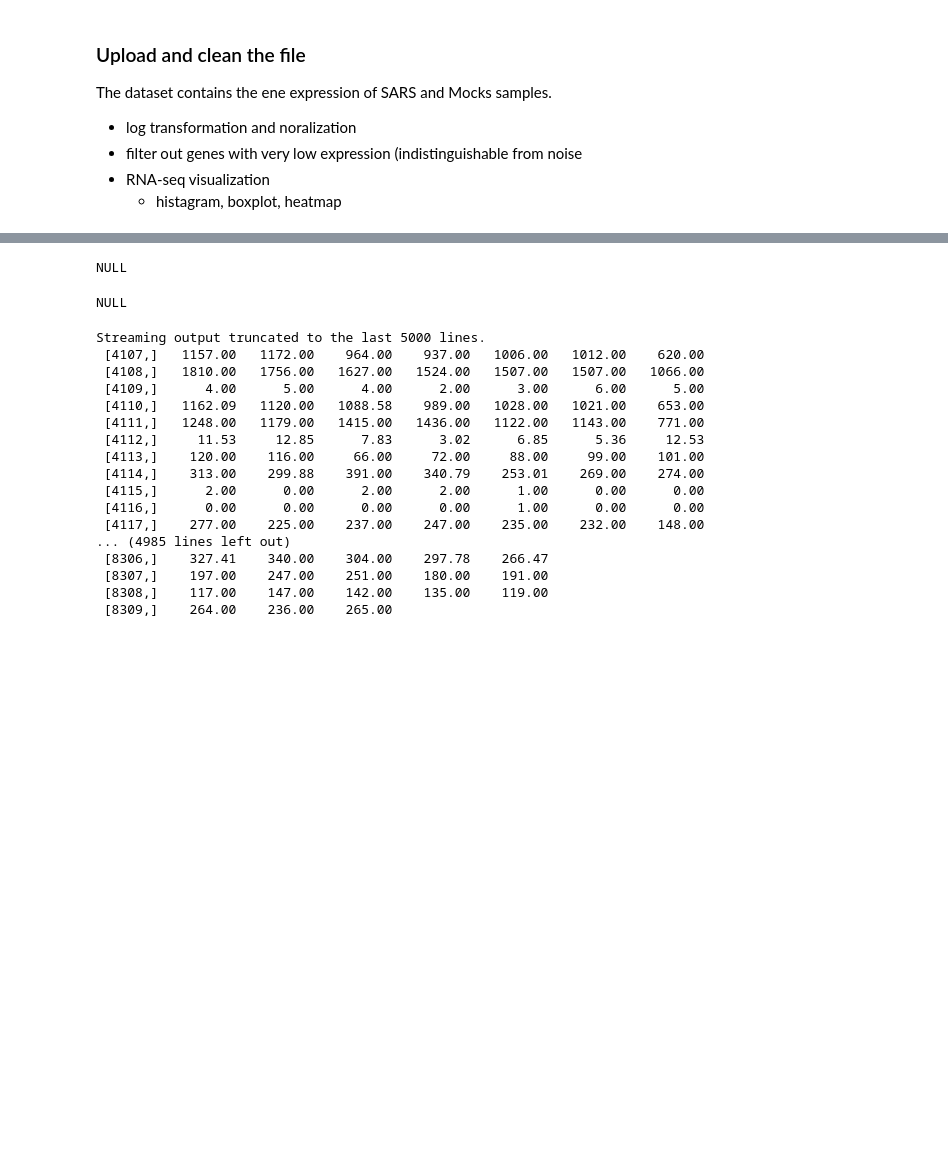
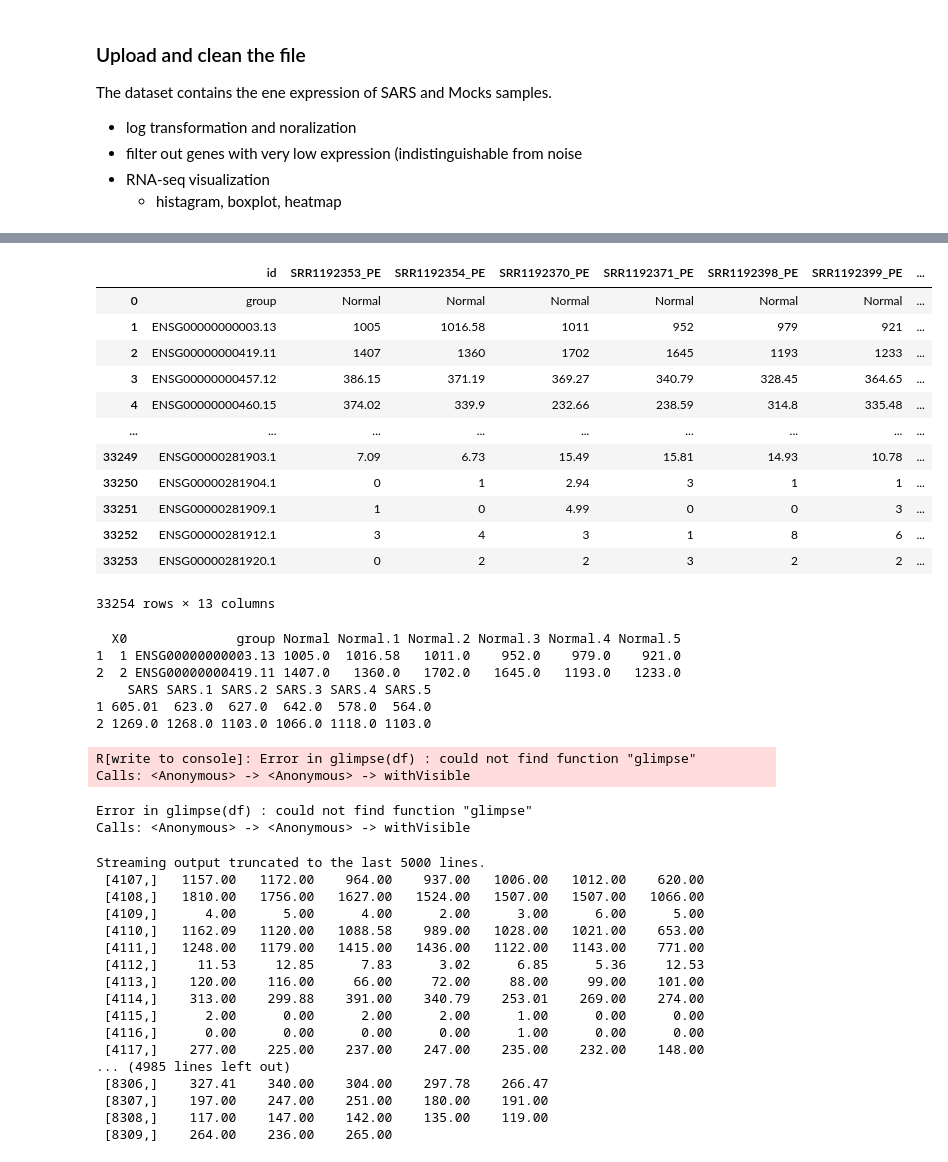
Before and after one commit to cindykhris/SummerInternship2020, a Jupyter notebook: SummerInternship2020.ipynb, the cells around one changed output, grey strips where cells are left out. Drawn from its saved outputs; the diff is of its cells as text; code cells hidden in the pictures; blank space fills up the shorter version.

```diff
--- a/SummerInternship2020.ipynb
+++ b/SummerInternship2020.ipynb
@@ -193,0 +141,18 @@ The dataset contains the ene expression of SARS and Mocks samples.
+# %%
+dataframe = pd.read_table('drive/My Drive/SummerResearch/DESeq_SARS_expression_genes.txt', )
+# %%
+data = pd.DataFrame({'id': 'group',
+        'group_1_sample_1_SRR1192353_PE': 'Normal',
+       'group_1_sample_2_SRR1192354_PE': 'Normal',
+        'group_1_sample_3_SRR1192370_PE': 'Normal',
+       'group_1_sample_4_SRR1192371_PE': 'Normal',
+        'group_1_sample_5_SRR1192398_PE': 'Normal',
+       'group_1_sample_6_SRR1192399_PE': 'Normal',
+        'group_2_sample_1_SRR1193100_PE': 'SARS',
+       'group_2_sample_2_SRR1193101_PE': 'SARS',
+        'group_2_sample_3_SRR1193013_PE': 'SARS',
+       'group_2_sample_4_SRR1193014_PE': 'SARS',
+        'group_2_sample_5_SRR1193016_PE': 'SARS',
+       'group_2_sample_6_SRR1193017_PE': 'SARS'
+       }, index=[0])
+data.head()
@@ -193,0 +162,3 @@ The dataset contains the ene expression of SARS and Mocks samples.
+# %%
+df = pd.concat([data,dataframe]).reset_index(drop = True)
+df.head(5)
@@ -193,0 +172,17 @@ The dataset contains the ene expression of SARS and Mocks samples.
+# %%
+new_df = df
+new_df = new_df.rename(columns={
+     'group_1_sample_1_SRR1192353_PE': 'SRR1192353_PE',
+       'group_1_sample_2_SRR1192354_PE': 'SRR1192354_PE',
+        'group_1_sample_3_SRR1192370_PE': 'SRR1192370_PE',
+       'group_1_sample_4_SRR1192371_PE': 'SRR1192371_PE',
+        'group_1_sample_5_SRR1192398_PE': 'SRR1192398_PE',
+       'group_1_sample_6_SRR1192399_PE': 'SRR1192399_PE',
+        'group_2_sample_1_SRR1193100_PE': 'SRR1193100_PE',
+       'group_2_sample_2_SRR1193101_PE': 'SRR1193101_PE',
+        'group_2_sample_3_SRR1193013_PE': 'SRR1193013_PE',
+       'group_2_sample_4_SRR1193014_PE': 'SRR1193014_PE',
+        'group_2_sample_5_SRR1193016_PE': 'SRR1193016_PE',
+       'group_2_sample_6_SRR1193017_PE': 'SRR1193017_PE'
+       })
+new_df.head()
@@ -193,0 +196,19 @@ The dataset contains the ene expression of SARS and Mocks samples.
+# %%
+#removing all zeroes
+new_df.loc[~(new_df==0).all(axis=1)]
+#removing all nas
+new_df.dropna(how='all')
+# %% [output]
+|  | id | SRR1192353_PE | SRR1192354_PE | SRR1192370_PE | SRR1192371_PE | SRR1192398_PE | SRR1192399_PE | ... |
+| 0 | group | Normal | Normal | Normal | Normal | Normal | Normal | ... |
+| 1 | ENSG00000000003.13 | 1005 | 1016.58 | 1011 | 952 | 979 | 921 | ... |
+| 2 | ENSG00000000419.11 | 1407 | 1360 | 1702 | 1645 | 1193 | 1233 | ... |
+| 3 | ENSG00000000457.12 | 386.15 | 371.19 | 369.27 | 340.79 | 328.45 | 364.65 | ... |
+| 4 | ENSG00000000460.15 | 374.02 | 339.9 | 232.66 | 238.59 | 314.8 | 335.48 | ... |
+| ... | ... | ... | ... | ... | ... | ... | ... | ... |
+| 33249 | ENSG00000281903.1 | 7.09 | 6.73 | 15.49 | 15.81 | 14.93 | 10.78 | ... |
+| 33250 | ENSG00000281904.1 | 0 | 1 | 2.94 | 3 | 1 | 1 | ... |
+| 33251 | ENSG00000281909.1 | 1 | 0 | 4.99 | 0 | 0 | 3 | ... |
+| 33252 | ENSG00000281912.1 | 3 | 4 | 3 | 1 | 8 | 6 | ... |
+| 33253 | ENSG00000281920.1 | 0 | 2 | 2 | 3 | 2 | 2 | ... |
+33254 rows × 13 columns
@@ -194,14 +221,23 @@ The dataset contains the ene expression of SARS and Mocks samples.
 # %%
 %%R
-df = read.table('drive/My Drive/SummerResearch/DESeq_SARS_expression_genes.txt',skip = 1, header = TRUE)
+df = read.table('drive/My Drive/SummerResearch/sars.txt',skip = 1, header = TRUE)
+head(df,2)
 # %% [output]
-NULL
+  X0              group Normal Normal.1 Normal.2 Normal.3 Normal.4 Normal.5
+1  1 ENSG00000000003.13 1005.0  1016.58   1011.0    952.0    979.0    921.0
+2  2 ENSG00000000419.11 1407.0   1360.0   1702.0   1645.0   1193.0   1233.0
+    SARS SARS.1 SARS.2 SARS.3 SARS.4 SARS.5
+1 605.01  623.0  627.0  642.0  578.0  564.0
+2 1269.0 1268.0 1103.0 1066.0 1118.0 1103.0
 # %%
 %%R
 # use glimse to quickly look at the column names and data type
-#glimpse(df)
+glimpse(df)
 # %% [output]
-NULL
+R[write to console]: Error in glimpse(df) : could not find function "glimpse"
+Calls: <Anonymous> -> <Anonymous> -> withVisible
+Error in glimpse(df) : could not find function "glimpse"
+Calls: <Anonymous> -> <Anonymous> -> withVisible
 # %%
 %%R
 # Cleaning the file for processing
```
Also changed, not shown: parts of 15 cells of this notebook.
